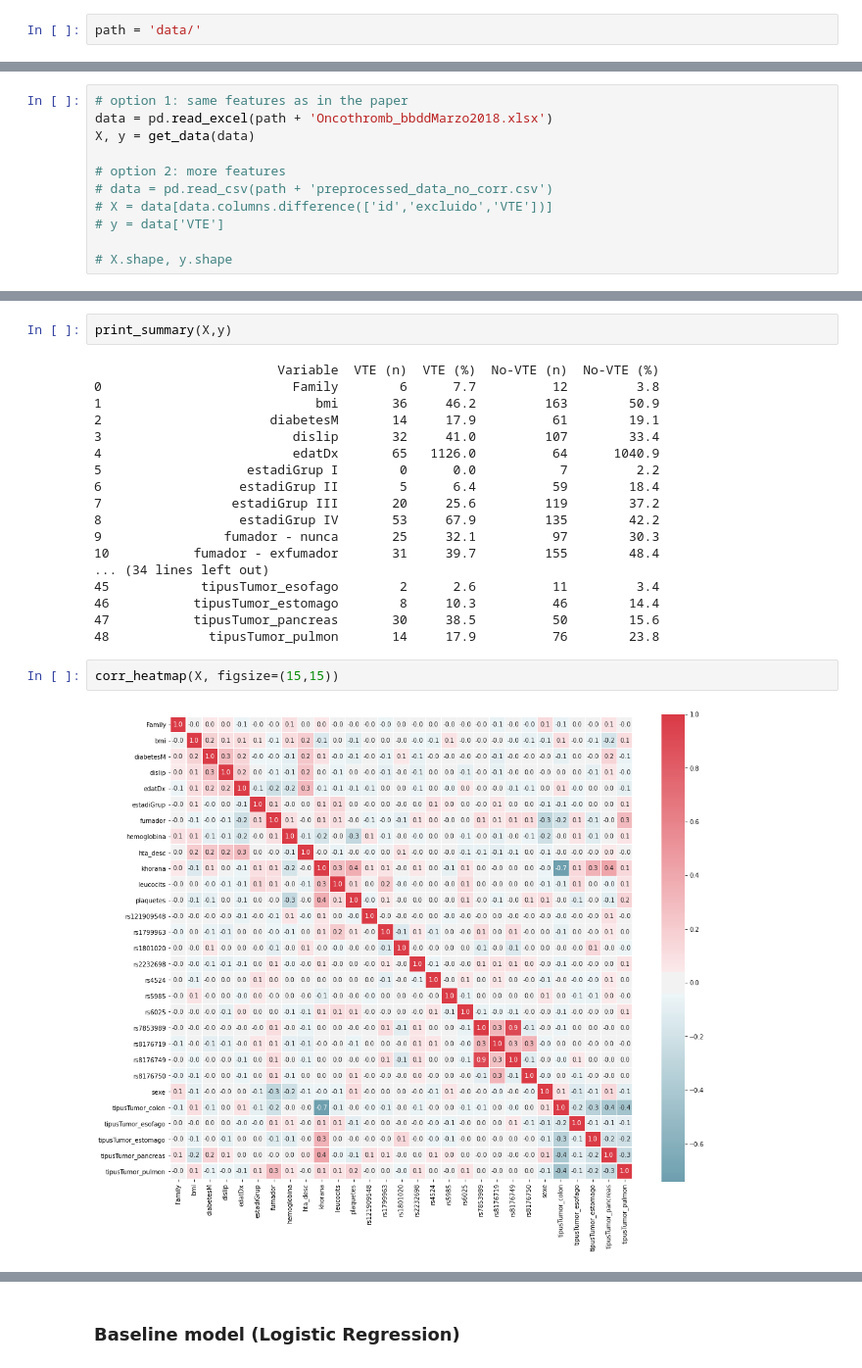
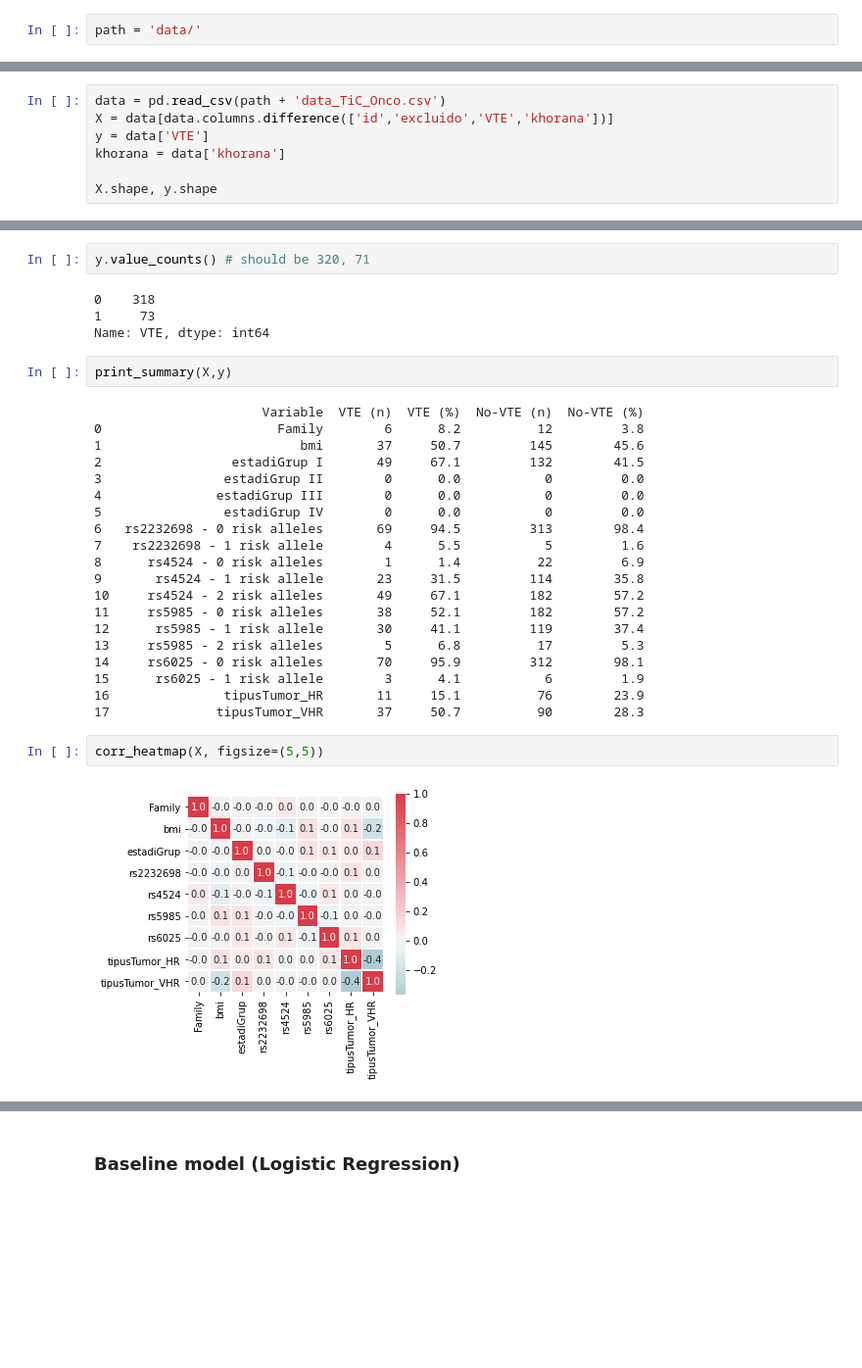
Before and after one commit to pabloac31/TFM, a Jupyter notebook: TFM_ML.ipynb, the cells around one changed output, grey strips where cells are left out. Shown at 98% size. Cells and saved outputs as stored; diff of their text form; blank space fills up the shorter version.

Commit message:
data comparison

```diff
--- a/TFM_ML.ipynb
+++ b/TFM_ML.ipynb
@@ -11,12 +54,8 @@ path = 'data/'
 # %%
-# option 1: same features as in the paper
-data = pd.read_excel(path + 'Oncothromb_bbddMarzo2018.xlsx')
-X, y = get_data(data)
+data = pd.read_csv(path + 'data_TiC_Onco.csv')
+X = data[data.columns.difference(['id','excluido','VTE','khorana'])]
+y = data['VTE']
+khorana = data['khorana']
 
-# option 2: more features
-# data = pd.read_csv(path + 'preprocessed_data_no_corr.csv')
-# X = data[data.columns.difference(['id','excluido','VTE'])]
-# y = data['VTE']
-
-# X.shape, y.shape
+X.shape, y.shape
 # %% [output]
@@ -39,24 +72,32 @@ X.head()
+# %%
+y.value_counts() # should be 320, 71
+# %% [output]
+0    318
+1     73
+Name: VTE, dtype: int64
 # %%
 print_summary(X,y)
 # %% [output]
-                        Variable  VTE (n)  VTE (%)  No-VTE (n)  No-VTE (%)
-0                         Family        6      7.7          12         3.8
-1                            bmi       36     46.2         163        50.9
-2                      diabetesM       14     17.9          61        19.1
-3                         dislip       32     41.0         107        33.4
-4                         edatDx       65   1126.0          64      1040.9
-5                   estadiGrup I        0      0.0           7         2.2
-6                  estadiGrup II        5      6.4          59        18.4
-7                 estadiGrup III       20     25.6         119        37.2
-8                  estadiGrup IV       53     67.9         135        42.2
-9                fumador - nunca       25     32.1          97        30.3
-10           fumador - exfumador       31     39.7         155        48.4
-... (34 lines left out)
-45            tipusTumor_esofago        2      2.6          11         3.4
-46           tipusTumor_estomago        8     10.3          46        14.4
-47           tipusTumor_pancreas       30     38.5          50        15.6
-48             tipusTumor_pulmon       14     17.9          76        23.8
+                      Variable  VTE (n)  VTE (%)  No-VTE (n)  No-VTE (%)
+0                       Family        6      8.2          12         3.8
+1                          bmi       37     50.7         145        45.6
+2                 estadiGrup I       49     67.1         132        41.5
+3                estadiGrup II        0      0.0           0         0.0
+4               estadiGrup III        0      0.0           0         0.0
+5                estadiGrup IV        0      0.0           0         0.0
+6   rs2232698 - 0 risk alleles       69     94.5         313        98.4
+7    rs2232698 - 1 risk allele        4      5.5           5         1.6
+8      rs4524 - 0 risk alleles        1      1.4          22         6.9
+9       rs4524 - 1 risk allele       23     31.5         114        35.8
+10     rs4524 - 2 risk alleles       49     67.1         182        57.2
+11     rs5985 - 0 risk alleles       38     52.1         182        57.2
+12      rs5985 - 1 risk allele       30     41.1         119        37.4
+13     rs5985 - 2 risk alleles        5      6.8          17         5.3
+14     rs6025 - 0 risk alleles       70     95.9         312        98.1
+15      rs6025 - 1 risk allele        3      4.1           6         1.9
+16               tipusTumor_HR       11     15.1          76        23.9
+17              tipusTumor_VHR       37     50.7          90        28.3
 # %%
-corr_heatmap(X, figsize=(15,15))
+corr_heatmap(X, figsize=(5,5))
 # %% [output]
-[figure, old version]
+[figure, new version]
```
Also changed, not shown: parts of 100 cells of this notebook, 6 other files.
